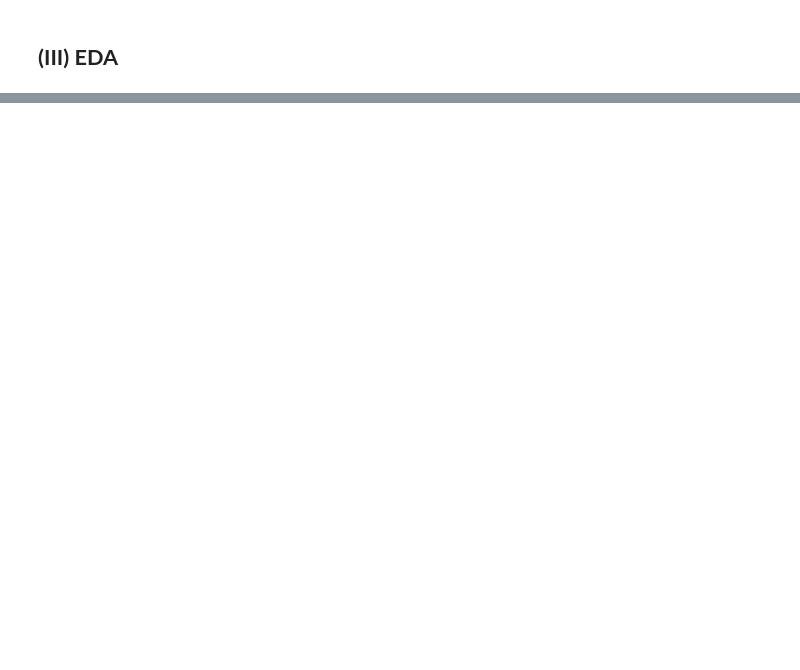
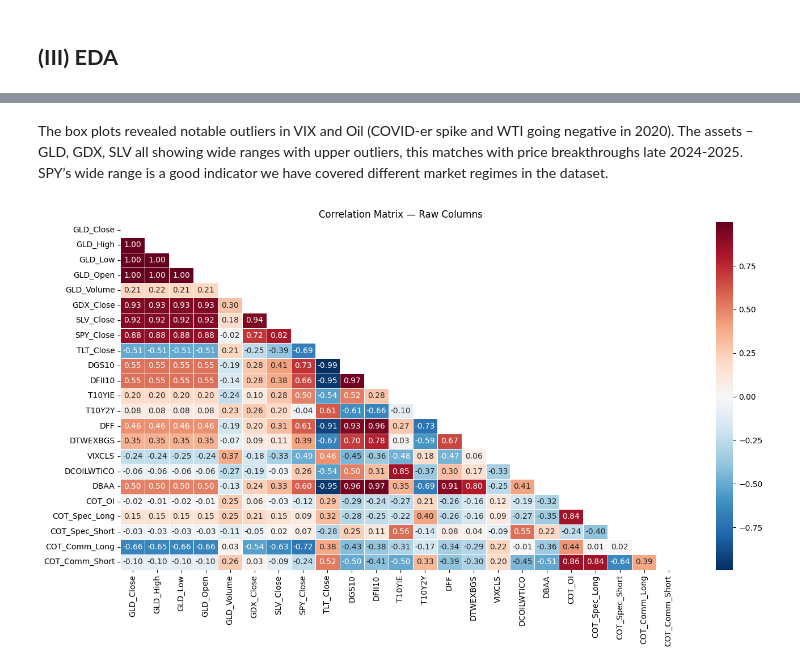
Before and after one commit to jade-lam/CQF, a Jupyter notebook: CQF_Exam_3.ipynb, the cells around one changed output, grey strips where cells are left out. Drawn from its saved outputs; the diff is of its cells as text; code cells hidden in the pictures; blank space fills up the shorter version.

```diff
--- a/CQF_Exam_3.ipynb
+++ b/CQF_Exam_3.ipynb
@@ -539,0 +635,11 @@ df_merged.to_csv(os.path.join(SAVE_PATH, 'cleaned_merged.csv'))
+# %% [markdown]
+The box plots revealed notable outliers in VIX and Oil (COVID-er spike and WTI going negative in 2020). The assets – GLD, GDX, SLV all showing wide ranges with upper outliers, this matches with price breakthroughs late 2024-2025. SPY’s wide range is a good indicator we have covered different market regimes in the dataset.
+# %%
+fig, ax = plt.subplots(figsize=(14, 8))
+matrix = np.triu(df.corr())
+sns.heatmap(df.corr(), annot=True, fmt=".2f", cmap="RdBu_r", linewidths=0.5, ax=ax, mask=matrix)
+ax.set_title("Correlation Matrix — Raw Columns")
+plt.tight_layout()
+plt.show()
+# %% [output]
+[figure, added]
```
Also changed, not shown: parts of 13 cells of this notebook.
